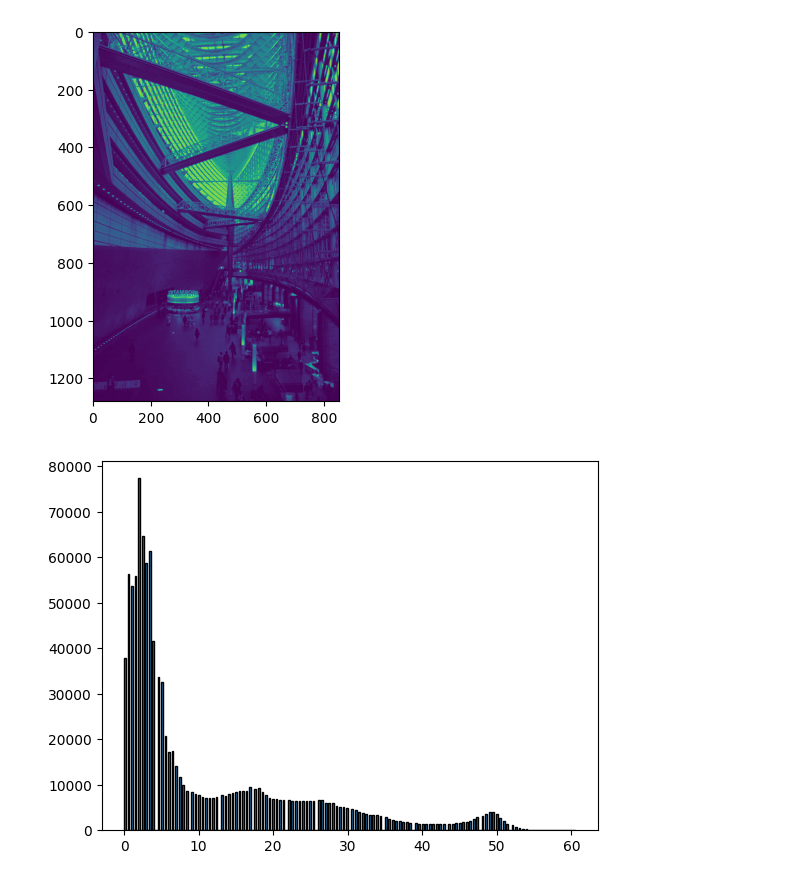
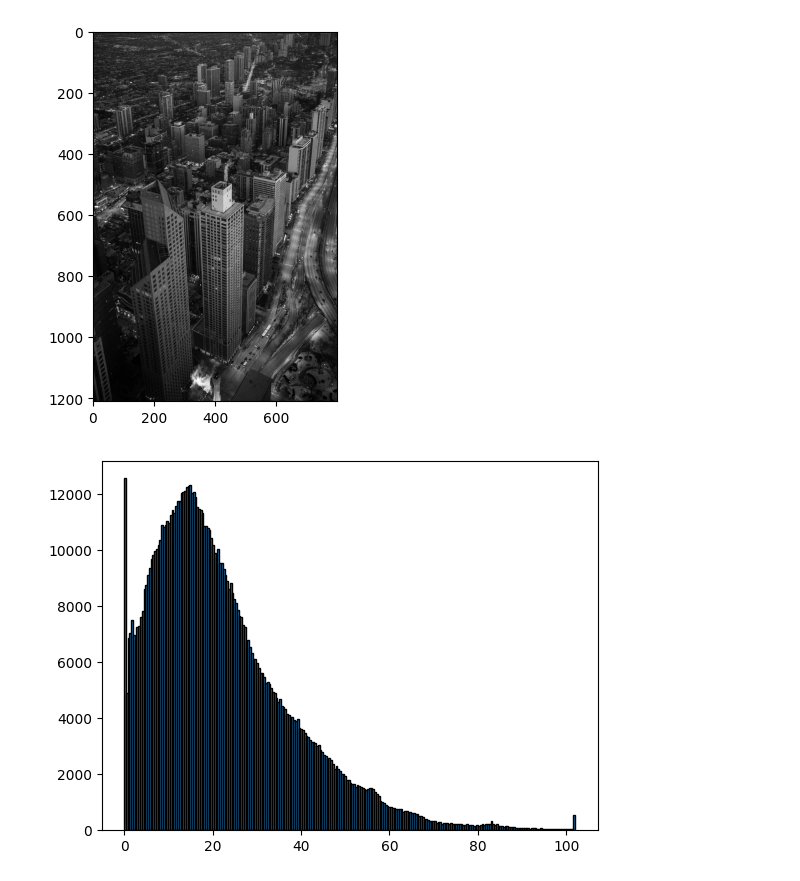
Before and after one commit to FlorianCochachin/procesamiento-imagenes-unmsm, a Jupyter notebook: src/Histograma.ipynb, the cells around one changed output. Drawn from its saved outputs; the diff is of its cells as text; code cells hidden in the pictures.

```diff
--- a/src/Histograma.ipynb
+++ b/src/Histograma.ipynb
@@ -4,7 +4,8 @@ import os
 import matplotlib.pyplot as plt
 import numpy as np
 # %%
-img = cv.imread('tokio.jpg', 0)
-plt.imshow(img)
+img = cv.imread('imagenes/edificios.jpg', 0)
+plt.imshow(img, 'gray')
 plt.show()
+print(img.shape)
 # %% [output]
@@ -24,14 +25,15 @@ plt.show()
 # %%
-img_1 = 0.5 * img
-plt.imshow(img_1)
+img_prueba = 0.4 * img
+plt.imshow(img_prueba, 'gray')
 plt.show()
 # %% [output]
-[figure, old version]
+[figure, new version]
 # %%
-datos = np.reshape(img_1, a * b)
+a, b = img_prueba.shape
+datos = np.reshape(img_prueba, a * b)
 plt.hist(datos, bins=256, edgecolor = 'black',  linewidth=1)
 #plt.hist(h)
 plt.show()
 # %% [output]
-[figure, old version]
+[figure, new version]
 # %%
```
Also changed, not shown: parts of 6 cells of this notebook, 4 other files.
